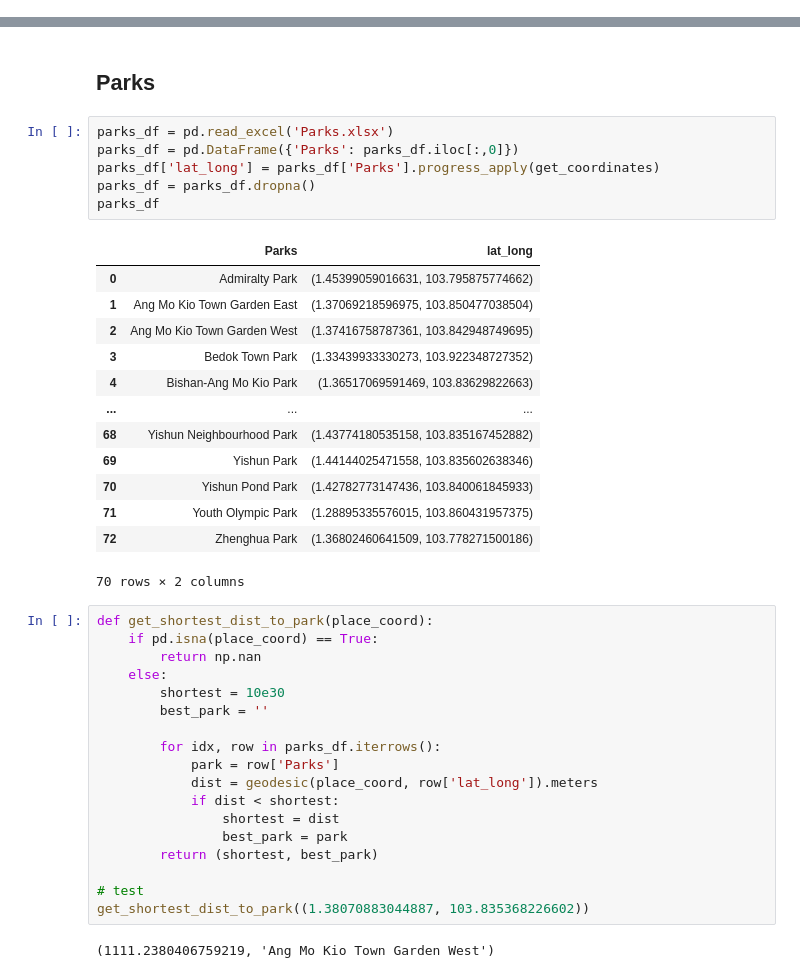
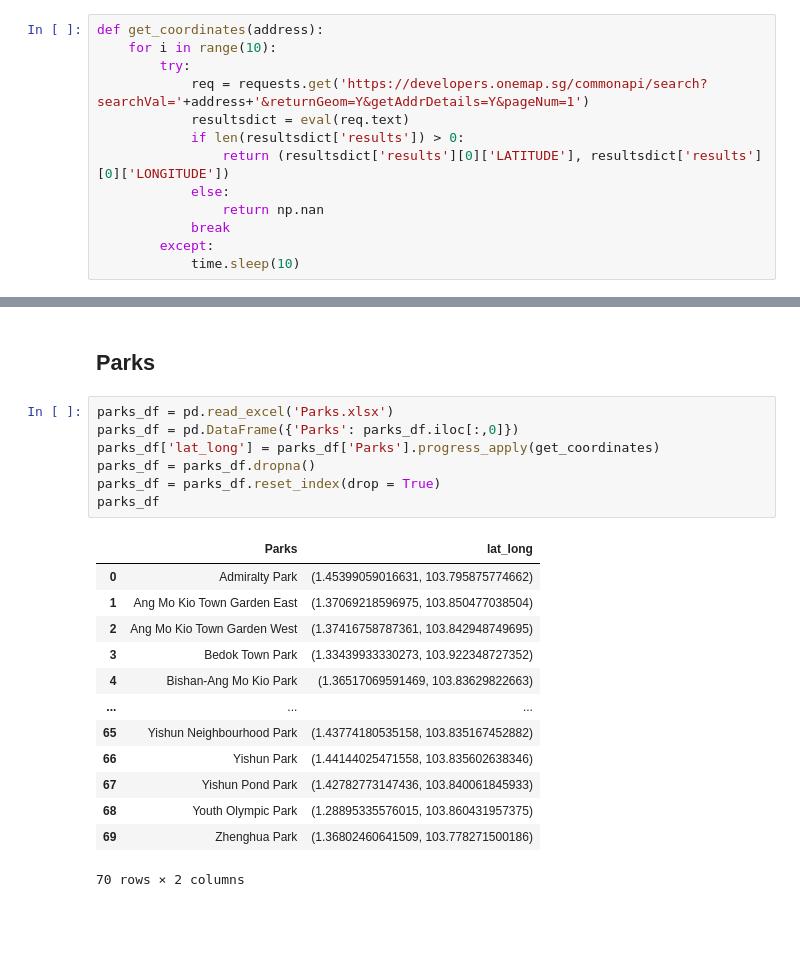
Before and after one commit to alvintanjl/HDB_Resale_Price_Regression, a Jupyter notebook: HDB Resale Price_Data Engineering.ipynb, the cells around one changed output, grey strips where cells are left out. Cells and saved outputs as stored; diff of their text form; blank space fills up the shorter version.

```diff
--- a/HDB Resale Price_Data Engineering.ipynb
+++ b/HDB Resale Price_Data Engineering.ipynb
@@ -126,2 +127,15 @@ test_df['lat_lon'] = test_df['address_str'].progress_apply(get_coordinates)
+# %%
+def get_coordinates(address):
+    for i in range(10):
+        try:
+            req = requests.get('https://developers.onemap.sg/commonapi/search?searchVal='+address+'&returnGeom=Y&getAddrDetails=Y&pageNum=1')
+            resultsdict = eval(req.text)
+            if len(resultsdict['results']) > 0:
+                return (resultsdict['results'][0]['LATITUDE'], resultsdict['results'][0]['LONGITUDE'])
+            else:
+                return np.nan
+            break
+        except:
+            time.sleep(10)
 # %% [markdown]
 ## MRT Stations
@@ -410,40 +312,21 @@ test_df.head()
 # %%
 parks_df = pd.read_excel('Parks.xlsx')
 parks_df = pd.DataFrame({'Parks': parks_df.iloc[:,0]})
 parks_df['lat_long'] = parks_df['Parks'].progress_apply(get_coordinates)
 parks_df = parks_df.dropna()
+parks_df = parks_df.reset_index(drop = True)
 parks_df
 # %% [output]
 |  | Parks | lat_long |
 | 0 | Admiralty Park | (1.45399059016631, 103.795875774662) |
 | 1 | Ang Mo Kio Town Garden East | (1.37069218596975, 103.850477038504) |
 | 2 | Ang Mo Kio Town Garden West | (1.37416758787361, 103.842948749695) |
 | 3 | Bedok Town Park | (1.33439933330273, 103.922348727352) |
 | 4 | Bishan-Ang Mo Kio Park | (1.36517069591469, 103.83629822663) |
 | ... | ... | ... |
-| 68 | Yishun Neighbourhood Park | (1.43774180535158, 103.835167452882) |
-| 69 | Yishun Park | (1.44144025471558, 103.835602638346) |
-| 70 | Yishun Pond Park | (1.42782773147436, 103.840061845933) |
-| 71 | Youth Olympic Park | (1.28895335576015, 103.860431957375) |
-| 72 | Zhenghua Park | (1.36802460641509, 103.778271500186) |
+| 65 | Yishun Neighbourhood Park | (1.43774180535158, 103.835167452882) |
+| 66 | Yishun Park | (1.44144025471558, 103.835602638346) |
+| 67 | Yishun Pond Park | (1.42782773147436, 103.840061845933) |
+| 68 | Youth Olympic Park | (1.28895335576015, 103.860431957375) |
+| 69 | Zhenghua Park | (1.36802460641509, 103.778271500186) |
 70 rows × 2 columns
-# %%
-def get_shortest_dist_to_park(place_coord):
-    if pd.isna(place_coord) == True:
-        return np.nan
-    else:
-        shortest = 10e30
-        best_park = ''
-
-        for idx, row in parks_df.iterrows():
-            park = row['Parks']
-            dist = geodesic(place_coord, row['lat_long']).meters
-            if dist < shortest:
-                shortest = dist
-                best_park = park
-        return (shortest, best_park)
-
-# test
-get_shortest_dist_to_park((1.38070883044887, 103.835368226602))
-# %% [output]
-(1111.2380406759219, 'Ang Mo Kio Town Garden West')
```
Also changed, not shown: parts of 38 cells of this notebook, 1 other file.
